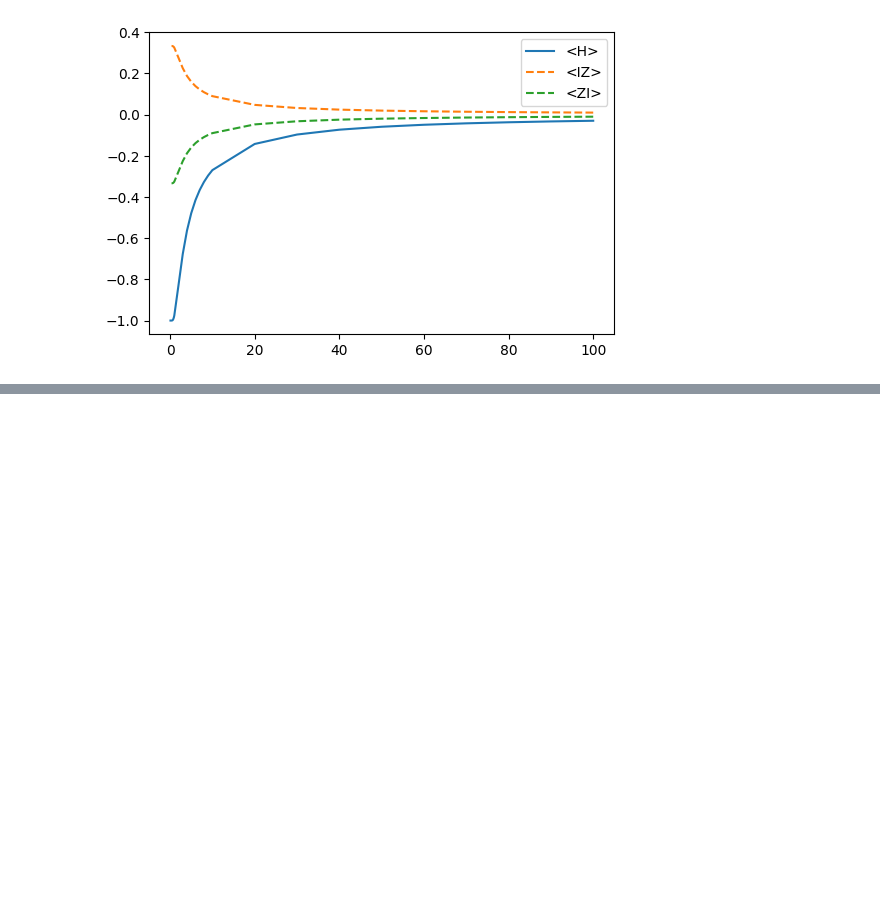
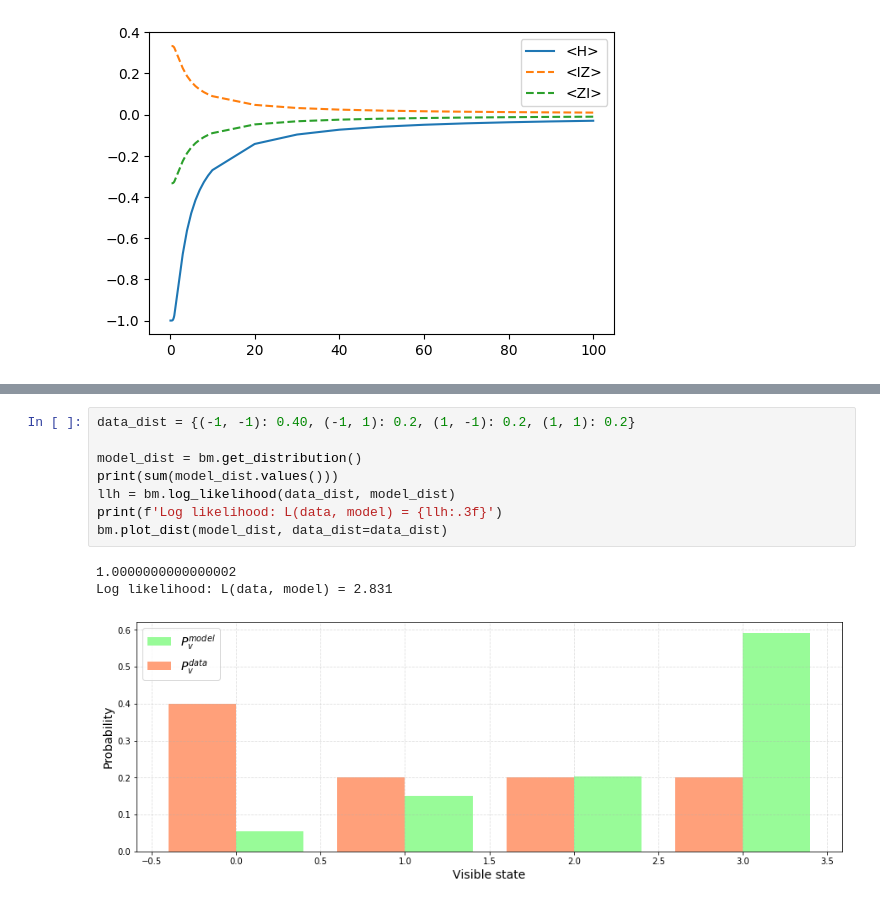
Before and after one commit to jviszlai/Bayesian-inference-coresets, a Jupyter notebook: QBM.ipynb, the cells around one changed output, grey strips where cells are left out. Saved outputs shown, nothing was run; the diff lists cells and outputs as text; blank space fills up the shorter version.

```diff
--- a/QBM.ipynb
+++ b/QBM.ipynb
@@ -136,0 +320,12 @@ print(bm.get_hamiltonian(clamped=True))
+# %%
+data_dist = {(-1, -1): 0.40, (-1, 1): 0.2, (1, -1): 0.2, (1, 1): 0.2}
+
+model_dist = bm.get_distribution()
+print(sum(model_dist.values()))
+llh = bm.log_likelihood(data_dist, model_dist)
+print(f'Log likelihood: L(data, model) = {llh:.3f}')
+bm.plot_dist(model_dist, data_dist=data_dist)
+# %% [output]
+1.0000000000000002
+Log likelihood: L(data, model) = 2.831
+[figure, added]
```
Also changed, not shown: parts of 4 cells of this notebook, 1 other file.
